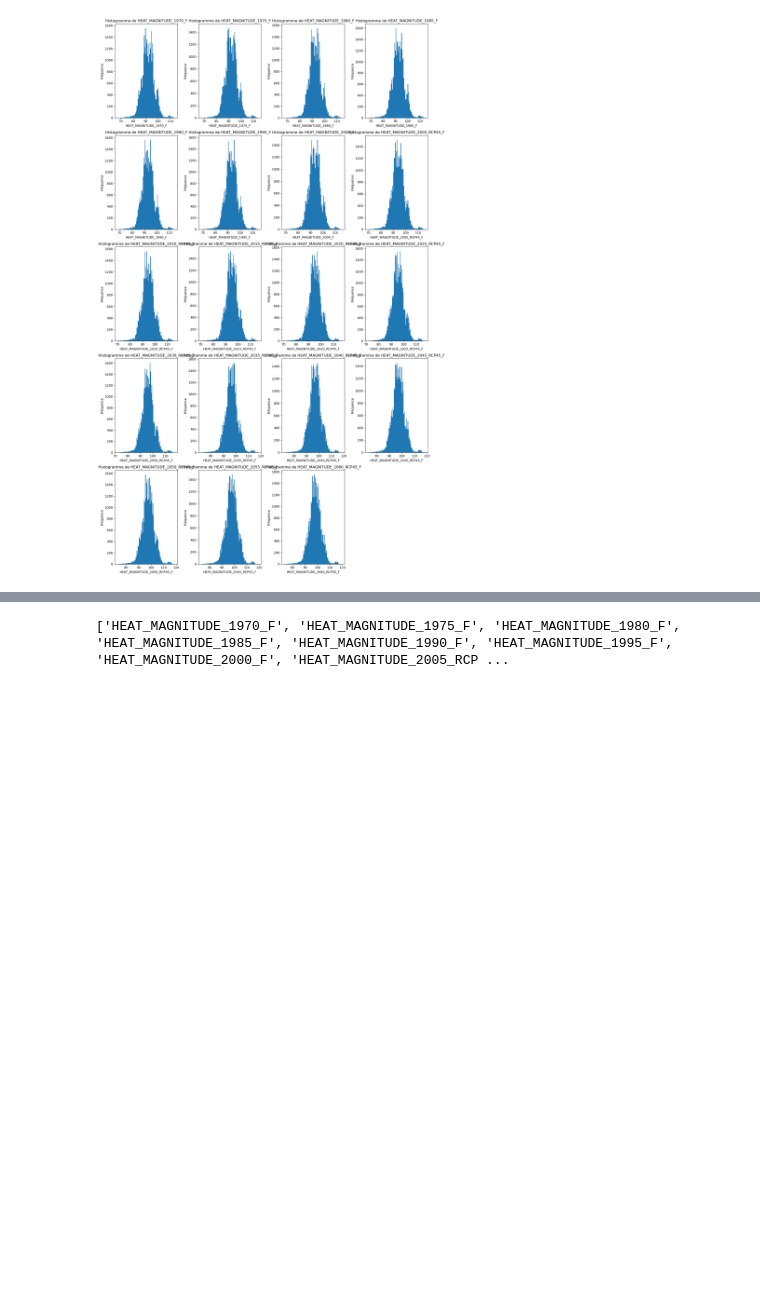
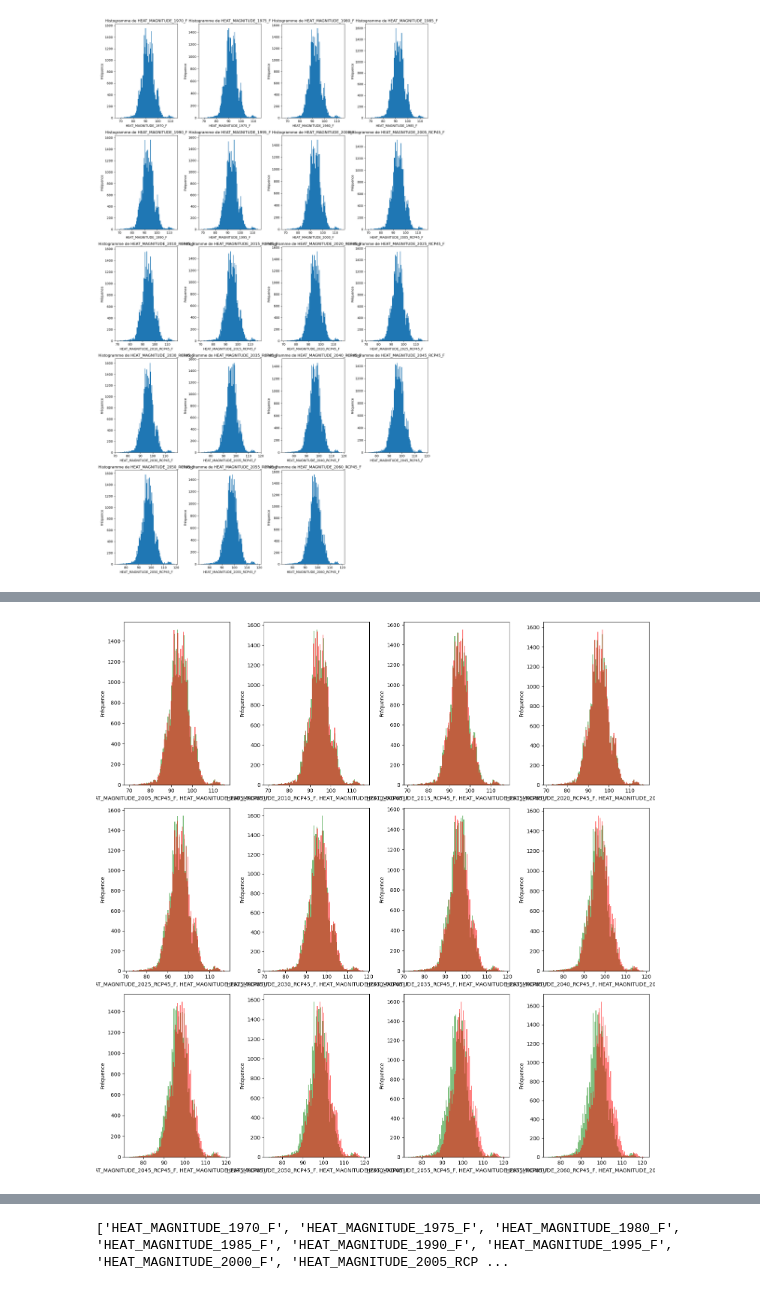
Before and after one commit to Askkip/StatAPP, a Jupyter notebook: US_Climate_Description_Statistics.ipynb, the cells around one changed output, grey strips where cells are left out. Drawn from its saved outputs; the diff is of its cells as text; code cells hidden in the pictures; blank space fills up the shorter version.

```diff
--- a/US_Climate_Description_Statistics.ipynb
+++ b/US_Climate_Description_Statistics.ipynb
@@ -286,0 +388,4 @@ plot_startbyname_histograms2(df, "HEAT_MAGNITUDE")
+# %%
+plot_startbyname_histograms_superposed(df, "HEAT_MAGNITUDE")
+# %% [output]
+[figure, added]
```
Also changed, not shown: parts of 31 cells of this notebook.
